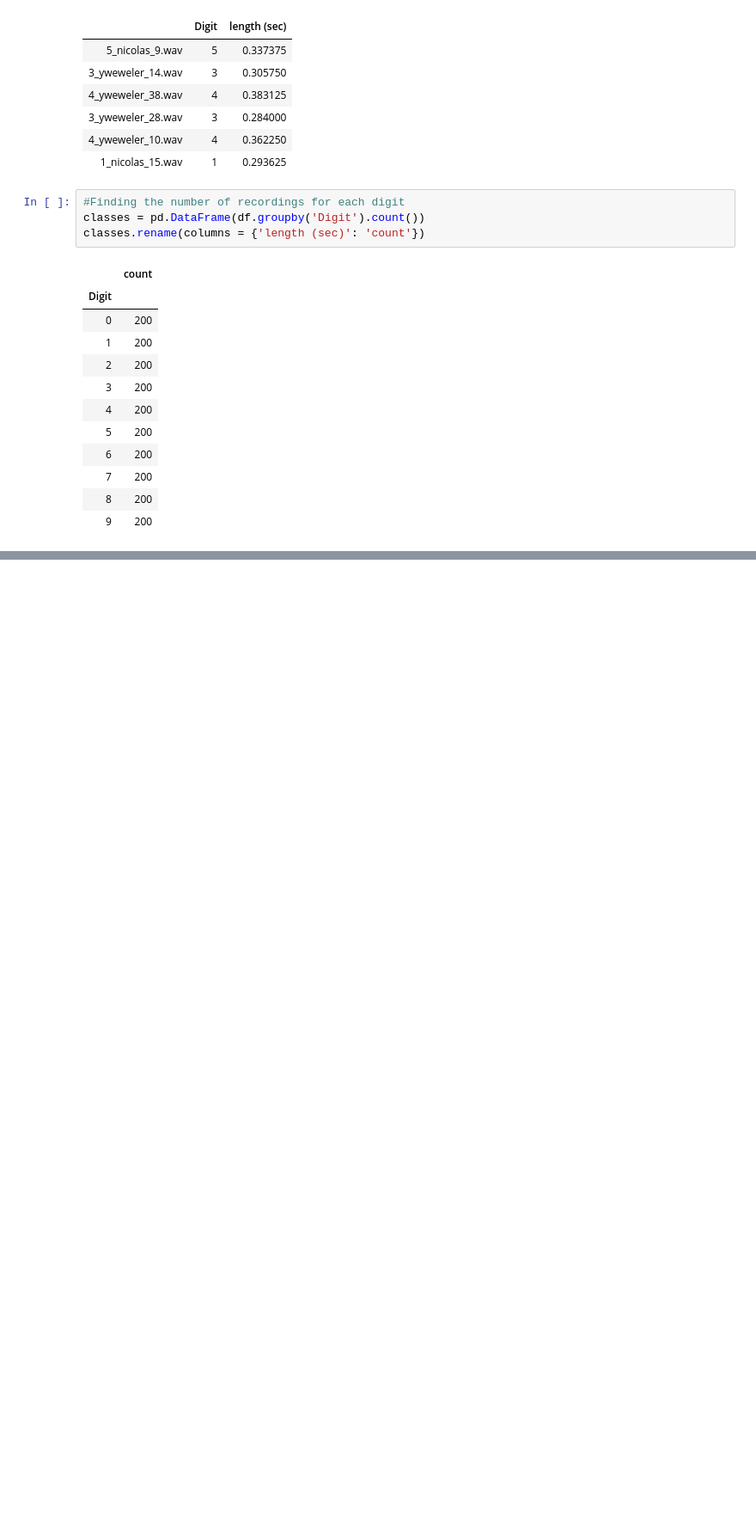
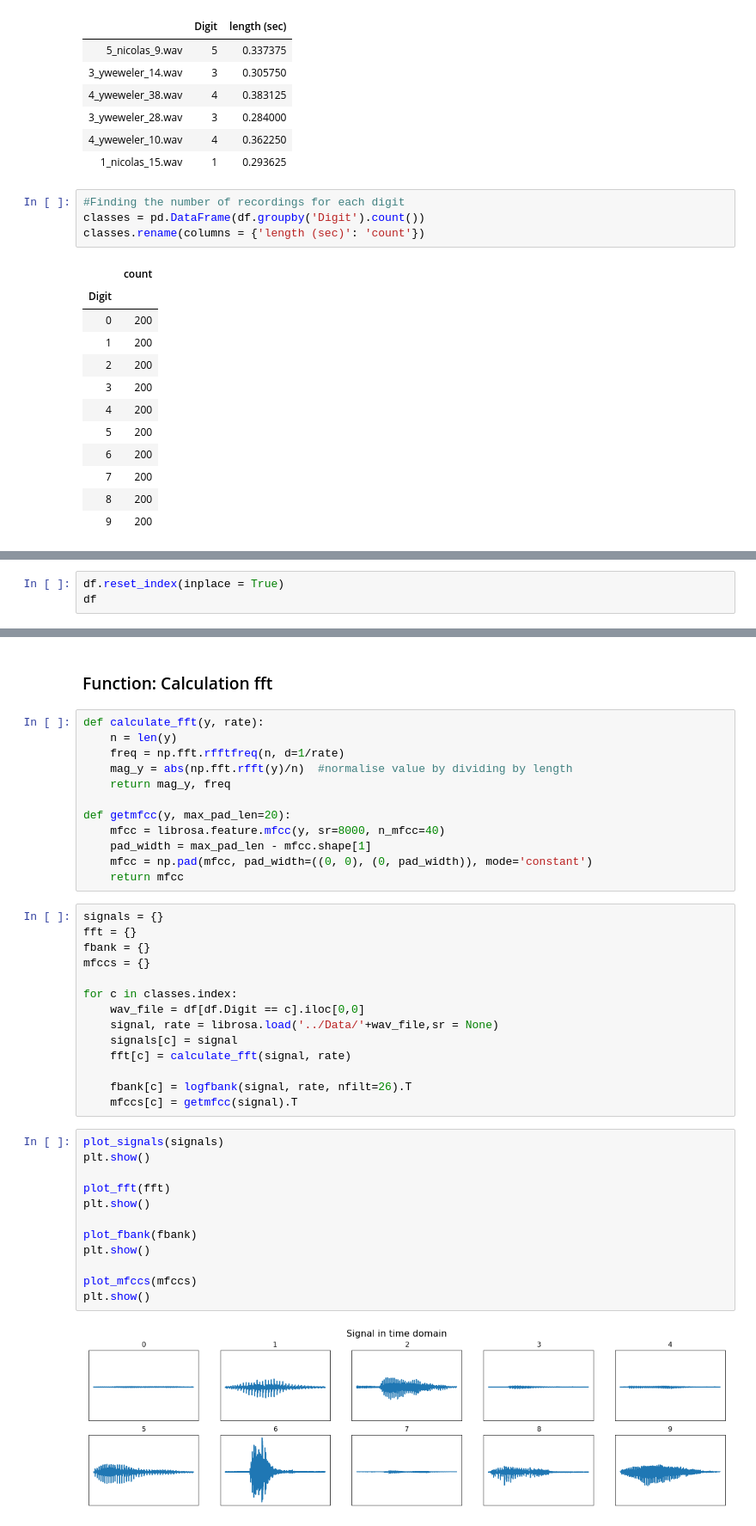
Before and after one commit to srachana15/DSPLab-project, a Jupyter notebook: Code/Speech Recognition System.ipynb, the cells around one changed output, grey strips where cells are left out. Shown at 86% size. Saved outputs shown, nothing was run; the diff lists cells and outputs as text; blank space fills up the shorter version.

```diff
--- a/Code/Speech Recognition System.ipynb
+++ b/Code/Speech Recognition System.ipynb
@@ -149,0 +186,3 @@ df['length (sec)'].hist()
+# %%
+df.reset_index(inplace = True)
+df
@@ -149,0 +203,42 @@ df['length (sec)'].hist()
+# %% [markdown]
+### Function: Calculation fft
+# %%
+def calculate_fft(y, rate):
+    n = len(y)
+    freq = np.fft.rfftfreq(n, d=1/rate)
+    mag_y = abs(np.fft.rfft(y)/n)  #normalise value by dividing by length
+    return mag_y, freq
+
+def getmfcc(y, max_pad_len=20):
+    mfcc = librosa.feature.mfcc(y, sr=8000, n_mfcc=40)
+    pad_width = max_pad_len - mfcc.shape[1]
+    mfcc = np.pad(mfcc, pad_width=((0, 0), (0, pad_width)), mode='constant')
+    return mfcc
+# %%
+signals = {}
+fft = {}
+fbank = {}
+mfccs = {}
+
+for c in classes.index:
+    wav_file = df[df.Digit == c].iloc[0,0]
+    signal, rate = librosa.load('../Data/'+wav_file,sr = None)
+    signals[c] = signal
+    fft[c] = calculate_fft(signal, rate)
+
+    fbank[c] = logfbank(signal, rate, nfilt=26).T
+    mfccs[c] = getmfcc(signal).T
+# %%
+plot_signals(signals)
+plt.show()
+
+plot_fft(fft)
+plt.show()
+
+plot_fbank(fbank)
+plt.show()
+
+plot_mfccs(mfccs)
+plt.show()
+# %% [output]
+[figure, added]
```
Also changed, not shown: parts of 10 cells of this notebook.
